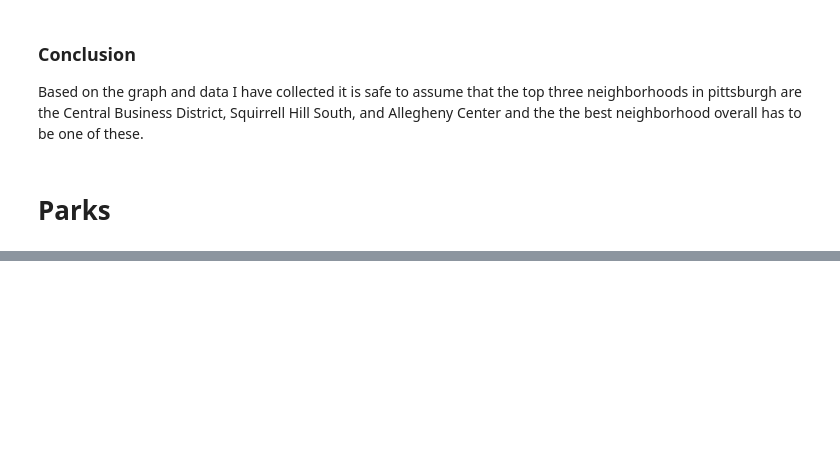
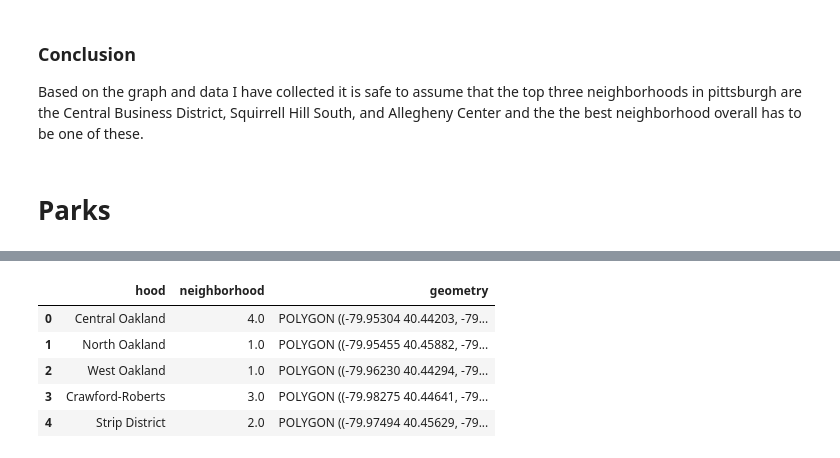
Before and after one commit to ChrisTros/Big-Ideas-Final-Project, a Jupyter notebook: FinalGroup.ipynb, the cells around one changed output, grey strips where cells are left out. Cells and saved outputs as stored; diff of their text form; code cells hidden in the pictures; blank space fills up the shorter version.

```diff
--- a/FinalGroup.ipynb
+++ b/FinalGroup.ipynb
@@ -90,0 +159,13 @@ Based on the graph and data I have collected it is safe to assume that the top t
+# %%
+park= pd.read_csv("CityParks.csv")
+# do the merge
+parks= neighborhoods.merge(neighborhood_count, how='left', left_on='hood', right_on='area')
+# look at the head to confirm it merged correctly
+parks[['hood','neighborhood','geometry']].head()
+# %% [output]
+|  | hood | neighborhood | geometry |
+| 0 | Central Oakland | 4.0 | POLYGON ((-79.95304 40.44203, -79... |
+| 1 | North Oakland | 1.0 | POLYGON ((-79.95455 40.45882, -79... |
+| 2 | West Oakland | 1.0 | POLYGON ((-79.96230 40.44294, -79... |
+| 3 | Crawford-Roberts | 3.0 | POLYGON ((-79.98275 40.44641, -79... |
+| 4 | Strip District | 2.0 | POLYGON ((-79.97494 40.45629, -79... |
```
Also changed, not shown: parts of 6 cells of this notebook.
